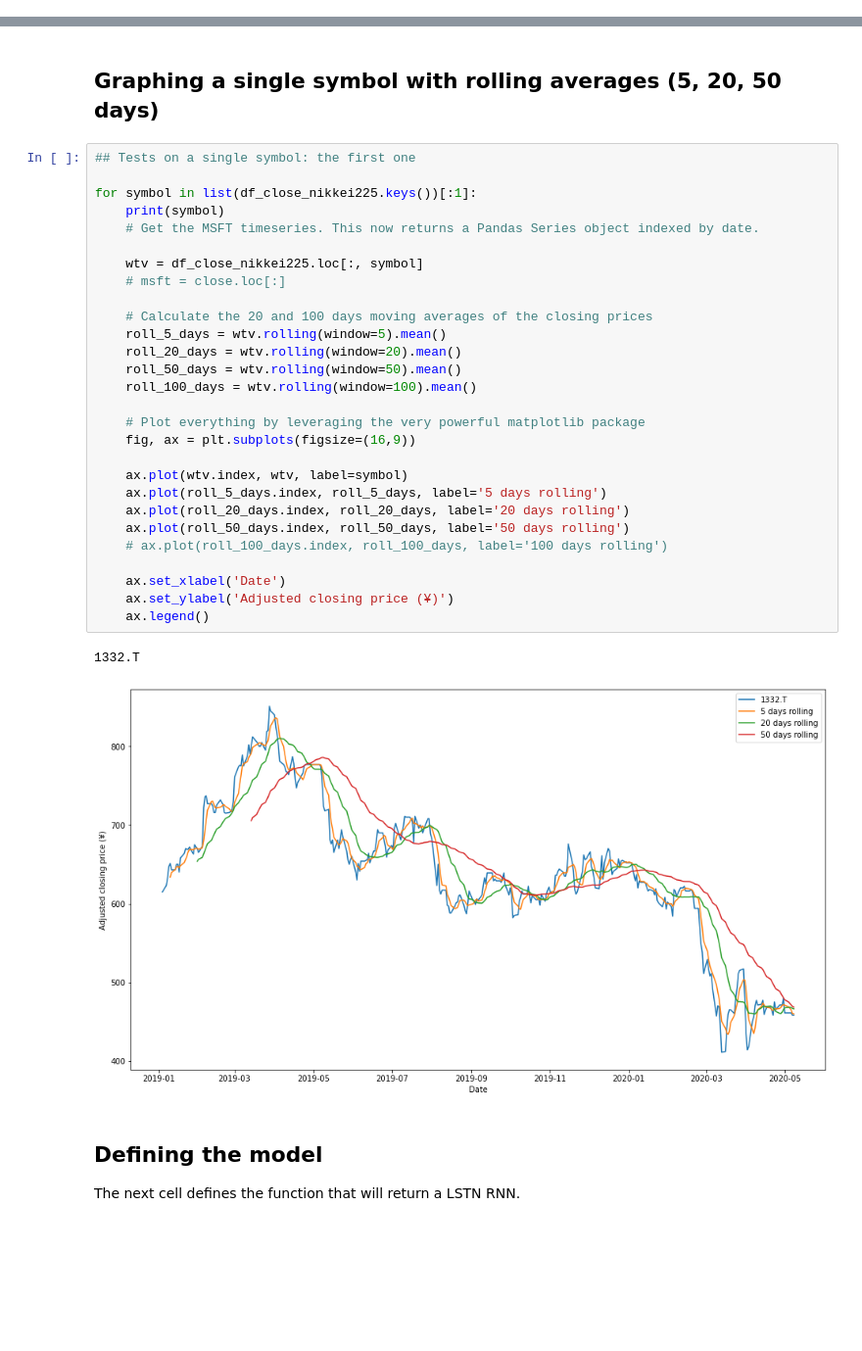
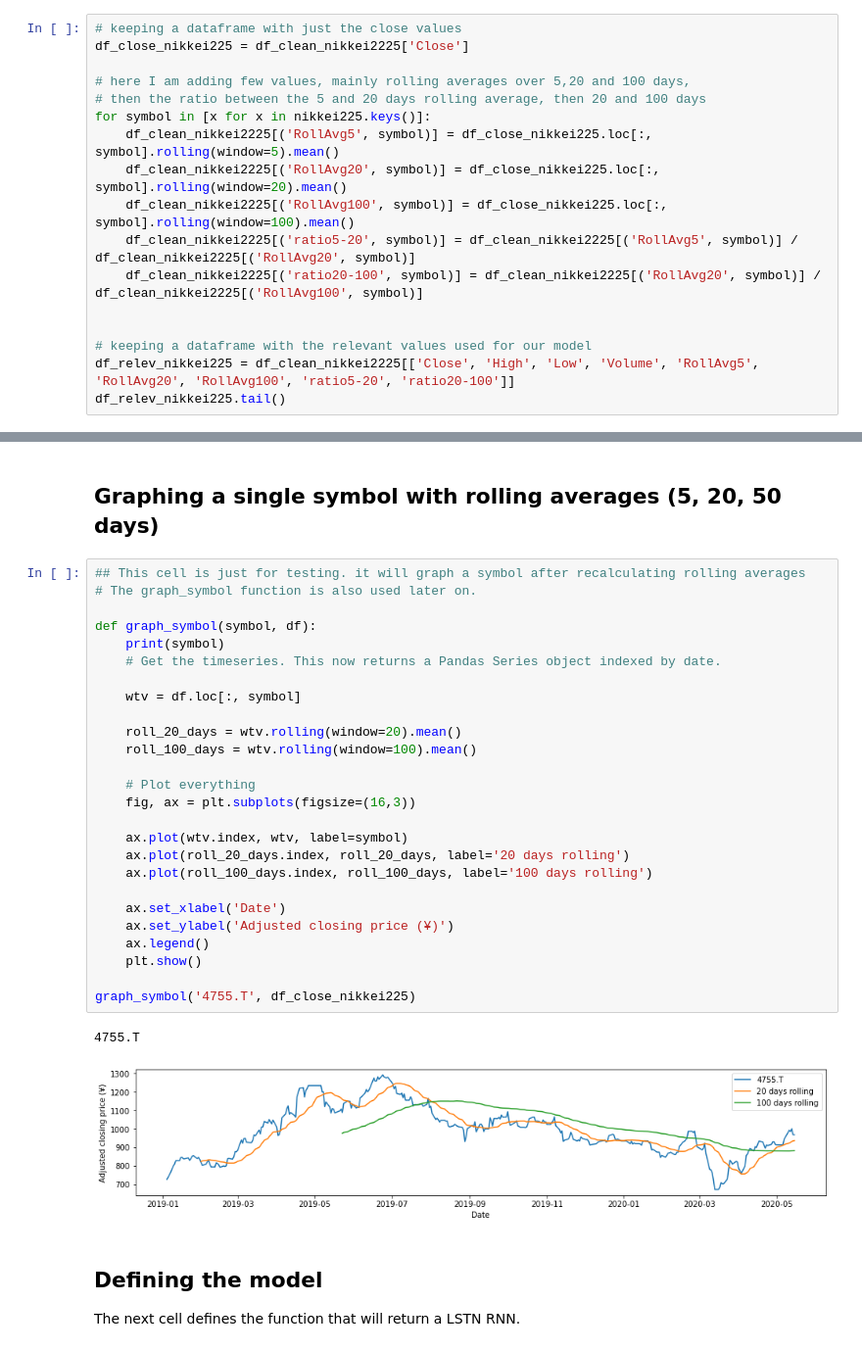
Before and after one commit to cerebraljam/rnn_lstm_nikkei225_predictions, a Jupyter notebook: tse_lstm_predictions.ipynb, the cells around one changed output, grey strips where cells are left out. Shown at 98% size. Drawn from its saved outputs; the diff is of its cells as text; blank space fills up the shorter version.

Commit message:
updated model and tests

```diff
--- a/tse_lstm_predictions.ipynb
+++ b/tse_lstm_predictions.ipynb
@@ -185,0 +188,17 @@ df_relev_nikkei225.tail()
+# %%
+# keeping a dataframe with just the close values
+df_close_nikkei225 = df_clean_nikkei2225['Close']
+
+# here I am adding few values, mainly rolling averages over 5,20 and 100 days,
+# then the ratio between the 5 and 20 days rolling average, then 20 and 100 days
+for symbol in [x for x in nikkei225.keys()]:
+    df_clean_nikkei2225[('RollAvg5', symbol)] = df_close_nikkei225.loc[:, symbol].rolling(window=5).mean()
+    df_clean_nikkei2225[('RollAvg20', symbol)] = df_close_nikkei225.loc[:, symbol].rolling(window=20).mean()
+    df_clean_nikkei2225[('RollAvg100', symbol)] = df_close_nikkei225.loc[:, symbol].rolling(window=100).mean()
+    df_clean_nikkei2225[('ratio5-20', symbol)] = df_clean_nikkei2225[('RollAvg5', symbol)] / df_clean_nikkei2225[('RollAvg20', symbol)]
+    df_clean_nikkei2225[('ratio20-100', symbol)] = df_clean_nikkei2225[('RollAvg20', symbol)] / df_clean_nikkei2225[('RollAvg100', symbol)]
+
+
+# keeping a dataframe with the relevant values used for our model
+df_relev_nikkei225 = df_clean_nikkei2225[['Close', 'High', 'Low', 'Volume', 'RollAvg5', 'RollAvg20', 'RollAvg100', 'ratio5-20', 'ratio20-100']]
+df_relev_nikkei225.tail()
@@ -186,36 +214,34 @@ df_relev_nikkei225.tail()
 # %% [markdown]
 ## Graphing a single symbol with rolling averages (5, 20, 50 days)
 # %%
-## Tests on a single symbol: the first one
+## This cell is just for testing. it will graph a symbol after recalculating rolling averages
+# The graph_symbol function is also used later on.
 
-for symbol in list(df_close_nikkei225.keys())[:1]:
+def graph_symbol(symbol, df):
     print(symbol)
-    # Get the MSFT timeseries. This now returns a Pandas Series object indexed by date.
+    # Get the timeseries. This now returns a Pandas Series object indexed by date.
 
-    wtv = df_close_nikkei225.loc[:, symbol]
-    # msft = close.loc[:]
+    wtv = df.loc[:, symbol]
 
-    # Calculate the 20 and 100 days moving averages of the closing prices
-    roll_5_days = wtv.rolling(window=5).mean()
     roll_20_days = wtv.rolling(window=20).mean()
-    roll_50_days = wtv.rolling(window=50).mean()
     roll_100_days = wtv.rolling(window=100).mean()
 
-    # Plot everything by leveraging the very powerful matplotlib package
-    fig, ax = plt.subplots(figsize=(16,9))
+    # Plot everything
+    fig, ax = plt.subplots(figsize=(16,3))
 
     ax.plot(wtv.index, wtv, label=symbol)
-    ax.plot(roll_5_days.index, roll_5_days, label='5 days rolling')
     ax.plot(roll_20_days.index, roll_20_days, label='20 days rolling')
-    ax.plot(roll_50_days.index, roll_50_days, label='50 days rolling')
-    # ax.plot(roll_100_days.index, roll_100_days, label='100 days rolling')
+    ax.plot(roll_100_days.index, roll_100_days, label='100 days rolling')
 
     ax.set_xlabel('Date')
     ax.set_ylabel('Adjusted closing price (¥)')
     ax.legend()
+    plt.show()
+
+graph_symbol('4755.T', df_close_nikkei225)
 # %% [output]
-1332.T
+4755.T
-[figure, old version]
+[figure, new version]
 # %% [markdown]
 ## Defining the model
 
```
Also changed, not shown: parts of 35 cells of this notebook, 5 other files.
